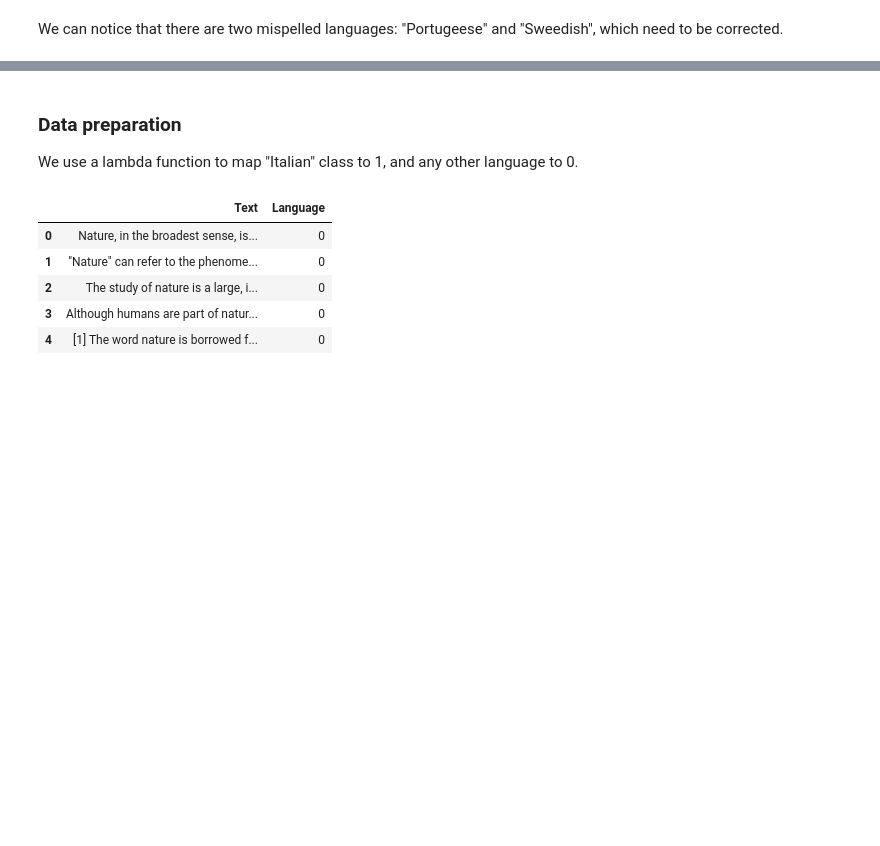
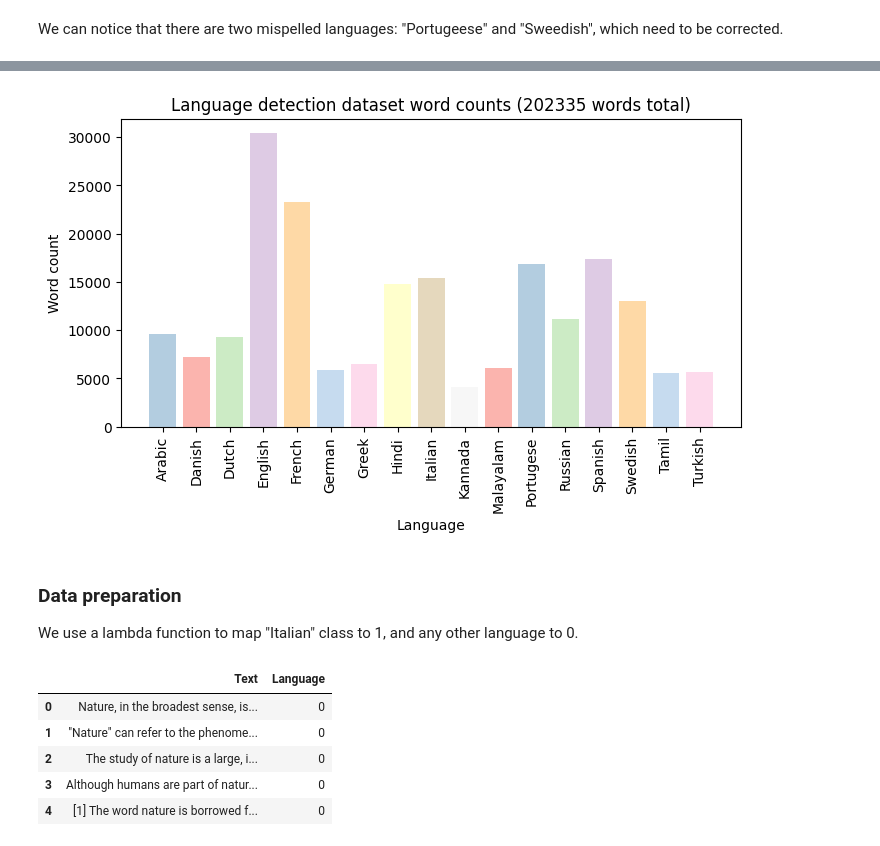
Before and after one commit to GioiaMancini/BinaryLanguageDetection, a Jupyter notebook: ML_Exercise1.ipynb, the cells around one changed output, grey strips where cells are left out. Cells and saved outputs as stored; diff of their text form; code cells hidden in the pictures; blank space fills up the shorter version.

```diff
--- a/ML_Exercise1.ipynb
+++ b/ML_Exercise1.ipynb
@@ -202,3 +217,19 @@ data.Language.replace(to_replace=["Portugeese", "Sweedish"],value=["Portugese","
+# %%
+# Count the number of words for each language
+word_counts = data.groupby("Language")["Text"].apply(lambda x: x.str.split().str.len().sum()).reset_index(name="Word Count")
+# Calculate the total number of words in the dataset
+total_words = word_counts["Word Count"].sum()
+# Plot the bar chart
+# Plot the bar chart
+plt.figure(figsize=(8, 4))
+plt.bar(word_counts["Language"], word_counts["Word Count"], color=['#b3cde0', '#fbb4ae', '#ccebc5', '#decbe4', '#fed9a6', '#c6dbef', '#fddaec', '#ffffcc', '#e5d8bd', '#f7f7f7', '#fbb4ae', '#b3cde0', '#ccebc5', '#decbe4', '#fed9a6', '#c6dbef', '#fddaec'])
+plt.title(f"Language detection dataset word counts ({total_words} words total)")
+plt.xlabel("Language")
+plt.ylabel("Word count")
+plt.xticks(rotation=90)
+plt.show()
+# %% [output]
+[figure, added]
 # %% [markdown]
 ### Data preparation
 We use a lambda function to map "Italian" class to 1, and any other language to 0.
```
Also changed, not shown: parts of 10 cells of this notebook, 2 other files.
